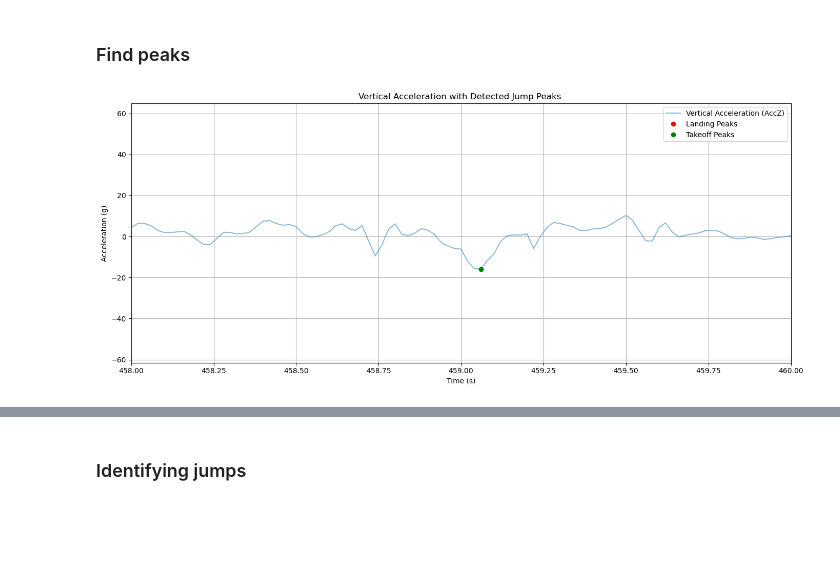
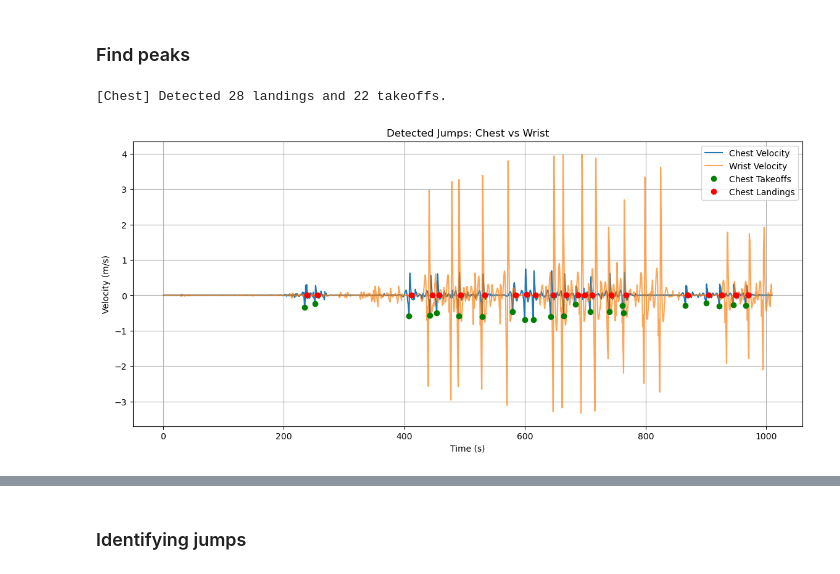
Before and after one commit to tdjohnson1987/ProJump, a Jupyter notebook: EDA.ipynb, the cells around one changed output, grey strips where cells are left out. Cells and saved outputs as stored; diff of their text form; code cells hidden in the pictures; blank space fills up the shorter version.

```diff
--- a/EDA.ipynb
+++ b/EDA.ipynb
@@ -572,20 +648,20 @@ plt.show()
 acc_x_chest = df_mad_jonatan_chest['AccX_chest_global'].values/9.81
 acc_y_chest = df_mad_jonatan_chest['AccY_chest_global'].values/9.81
 acc_z_chest = df_mad_jonatan_chest['AccZ_chest_global'].values/9.81
-# acc_x_wrist = df_mad_jonatan_wrist['AccX_wrist_global'].values/9.81
-# acc_y_wrist = df_mad_jonatan_wrist['AccY_wrist_global'].values/9.81
-# acc_z_wrist = df_mad_jonatan_wrist['AccZ_wrist_global'].values/9.81
+acc_x_wrist = df_mad_jonatan_wrist['AccX_wrist_global'].values/9.81
+acc_y_wrist = df_mad_jonatan_wrist['AccY_wrist_global'].values/9.81
+acc_z_wrist = df_mad_jonatan_wrist['AccZ_wrist_global'].values/9.81
 # %% [markdown]
 ### Sum the acceleration
 # %%
 # Rectify acceleration by summing the squares of each axis and taking the square root
 df_mad_jonatan_chest['Acc_Mag_chest'] = np.sqrt(acc_x_chest**2 + acc_y_chest**2 + acc_z_chest**2)
-# df_mad_jonatan_wrist['Acc_Mag_wrist'] = np.sqrt(acc_x_wrist**2 + acc_y_wrist**2 + acc_z_wrist**2)
+df_mad_jonatan_wrist['Acc_Mag_wrist'] = np.sqrt(acc_x_wrist**2 + acc_y_wrist**2 + acc_z_wrist**2)
 
 # Plot the rectified acceleration
 plt.figure(figsize=(12, 5))
 plt.plot(df_mad_jonatan_chest['time'], df_mad_jonatan_chest['Acc_Mag_chest'], label='Chest Acc Magnitude')
-# plt.plot(df_mad_jonatan_wrist['time'], df_mad_jonatan_wrist['Acc_Mag_wrist'], label='Wrist Acc Magnitude', alpha=0.7) #       more transparent
+plt.plot(df_mad_jonatan_wrist['time'], df_mad_jonatan_wrist['Acc_Mag_wrist'], label='Wrist Acc Magnitude', alpha=0.7) #       more transparent
 plt.title("Chest Acceleration Magnitude (Madgwick Filtered)")
 plt.xlim(580, 780)  # Adjust x-axis limits to zoom in
 plt.xlabel("Time (s)")
@@ -599,16 +675,16 @@ plt.show()
 # %%
 # Low-pass filter the rectified acceleration
 filtered_acc_ch = butter_lowpass_filter(df_mad_jonatan_chest['Acc_Mag_chest'], cutoff=1, fs=estimated_hz)
-# filtered_acc_wr = butter_lowpass_filter(df_mad_jonatan_wrist['Acc_Mag_wrist'] , cutoff=1, fs=sample_rate)
+filtered_acc_wr = butter_lowpass_filter(df_mad_jonatan_wrist['Acc_Mag_wrist'] , cutoff=1, fs=estimated_hz)
 
 # High-pass filter the rectified acceleration to remove drift
 filtered_acc_ch = butter_highpass_filter(filtered_acc_ch, cutoff=0.1, fs=estimated_hz)
-# filtered_acc_wr = butter_highpass_filter(filtered_acc_wr, cutoff=0.1, fs=estimated_hz)
+filtered_acc_wr = butter_highpass_filter(filtered_acc_wr, cutoff=0.1, fs=estimated_hz)
 
 #Plot
 plt.figure(figsize=(12, 5))
 plt.plot(df_mad_jonatan_chest['time'], filtered_acc_ch, label='Chest Acc Magnitude')
-# plt.plot(df_mad_jonatan_wrist['time'], filtered_acc_wr, label='Wrist Acc Magnitude', alpha=0.7) # more transparent
+plt.plot(df_mad_jonatan_wrist['time'], filtered_acc_wr, label='Wrist Acc Magnitude', alpha=0.7) # more transparent
 plt.title("Chest Acceleration Magnitude (Madgwick Filtered) - Low-pass Filtered")
 plt.xlim(400, 800)  # Adjust x-axis limits to zoom in
 plt.xlabel('Time (s)')
@@ -649 +727,5 @@ plt.show()
+# %%
+# Trapezoidal integration to get velocity
+vel_ch = integrate.cumulative_trapezoid(filtered_acc_ch, dx=1/estimated_hz, initial=0)
+vel_wr = integrate.cumulative_trapezoid(filtered_acc_wr, dx=1/estimated_hz, initial=0)
 # %%
@@ -729,29 +903,52 @@ plt.show()
 # %% [markdown]
 ### Find peaks
 # %%
-# Detecting peaks for jump events
 from scipy.signal import find_peaks
 
-# Detect peaks (landings: high +ve AccZ, takeoffs: high -ve AccZ)
-peaks_positive, _ = find_peaks(acc_z, height=15, distance=20)
-peaks_negative, _ = find_peaks(-acc_z, height=15, distance=20)
+def detect_jumps(vel_signal, sensor_name, pos_height=0.2, neg_height=0.2, distance=50):
+    """
+    Detect jump takeoffs (negative peaks) and landings (positive peaks + zero-crossing after).
+    Returns dict with indices for takeoffs and landings.
+    """
+    # Detect peaks
+    peaks_positive, _ = find_peaks(vel_signal, height=pos_height, distance=distance)
+    peaks_negative, _ = find_peaks(-vel_signal, height=neg_height, distance=distance)
 
-# Plot data in selected range
-start_time = 458
-end_time = 460
-mask = (df_clean['time'] >= start_time) & (df_clean['time'] <= end_time)
+    # Find first zero-crossing after each landing peak
+    landing_indices = []
+    for peak in peaks_positive:
+        zero_crossings = np.where(np.diff(np.sign(vel_signal[peak:]))) [0]
+        if len(zero_crossings) > 0:
+            landing_idx = peak + zero_crossings[0]
+            landing_indices.append(landing_idx)
 
-plt.figure(figsize=(14, 6))
-plt.plot(df_clean['time'][mask], acc_z[mask], label='Vertical Acceleration (AccZ)', alpha=0.5)
-plt.xlim(458, 460)  # Adjust x-axis limits to zoom in
-plt.plot(df_clean['time'].iloc[peaks_positive], acc_z[peaks_positive], 'ro', label='Potential landing Peaks')
-plt.plot(df_clean['time'].iloc[peaks_negative], acc_z[peaks_negative], 'go', label='Potential takeoff Peaks')
-plt.title(f"Vertical Acceleration with Detected Jump Peaks ")
+    print(f"[{sensor_name}] Detected {len(landing_indices)} landings and {len(peaks_negative)} takeoffs.")
+
+    return {
+        "takeoffs": peaks_negative,
+        "mid-jump": peaks_positive,
+        "landings": landing_indices,
+    }
+
+# Apply to chest sensor
+chest_jumps = detect_jumps(vel_corrected_ch, "Chest")
+
+# plotting overlay
+plt.figure(figsize=(14,6))
+plt.plot(df_mad_jonatan_chest['time'], vel_corrected_ch, label="Chest Velocity")
+plt.plot(df_mad_jonatan_wrist['time'], vel_corrected_wr, label="Wrist Velocity", alpha=0.7)
+
+plt.plot(df_mad_jonatan_chest['time'].iloc[chest_jumps["takeoffs"]],
+         vel_corrected_ch[chest_jumps["takeoffs"]], "go", label="Chest Takeoffs")
+plt.plot(df_mad_jonatan_chest['time'].iloc[chest_jumps["landings"]],
+         vel_corrected_ch[chest_jumps["landings"]], "ro", label="Chest Landings")
+
 plt.xlabel("Time (s)")
-plt.ylabel("Acceleration (g)")
+plt.ylabel("Velocity (m/s)")
 plt.legend()
 plt.grid(True)
-plt.tight_layout()
+plt.title("Detected Jumps: Chest vs Wrist")
 plt.show()
 # %% [output]
+[Chest] Detected 28 landings and 22 takeoffs.
-[figure, old version]
+[figure, new version]
```
Also changed, not shown: parts of 51 cells of this notebook, 1 other file.
